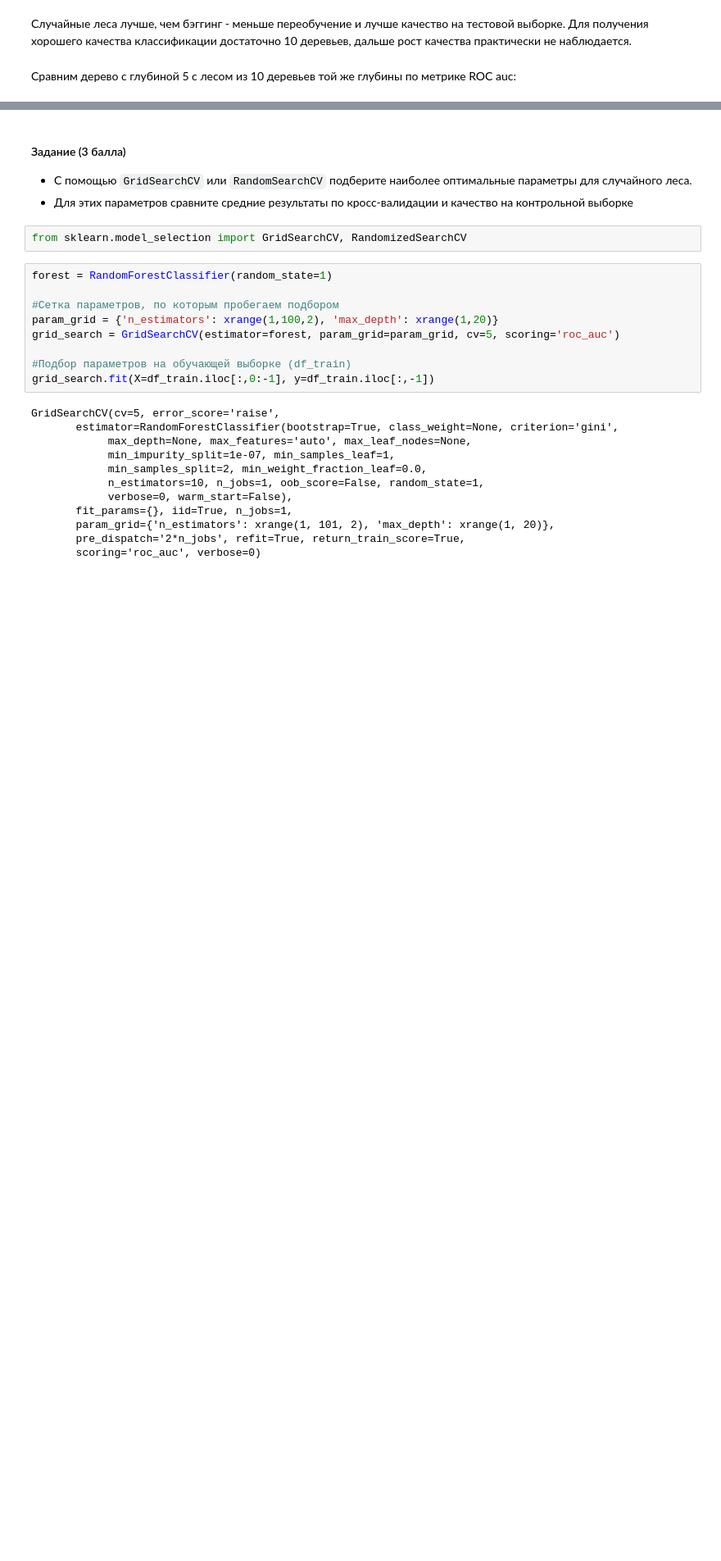
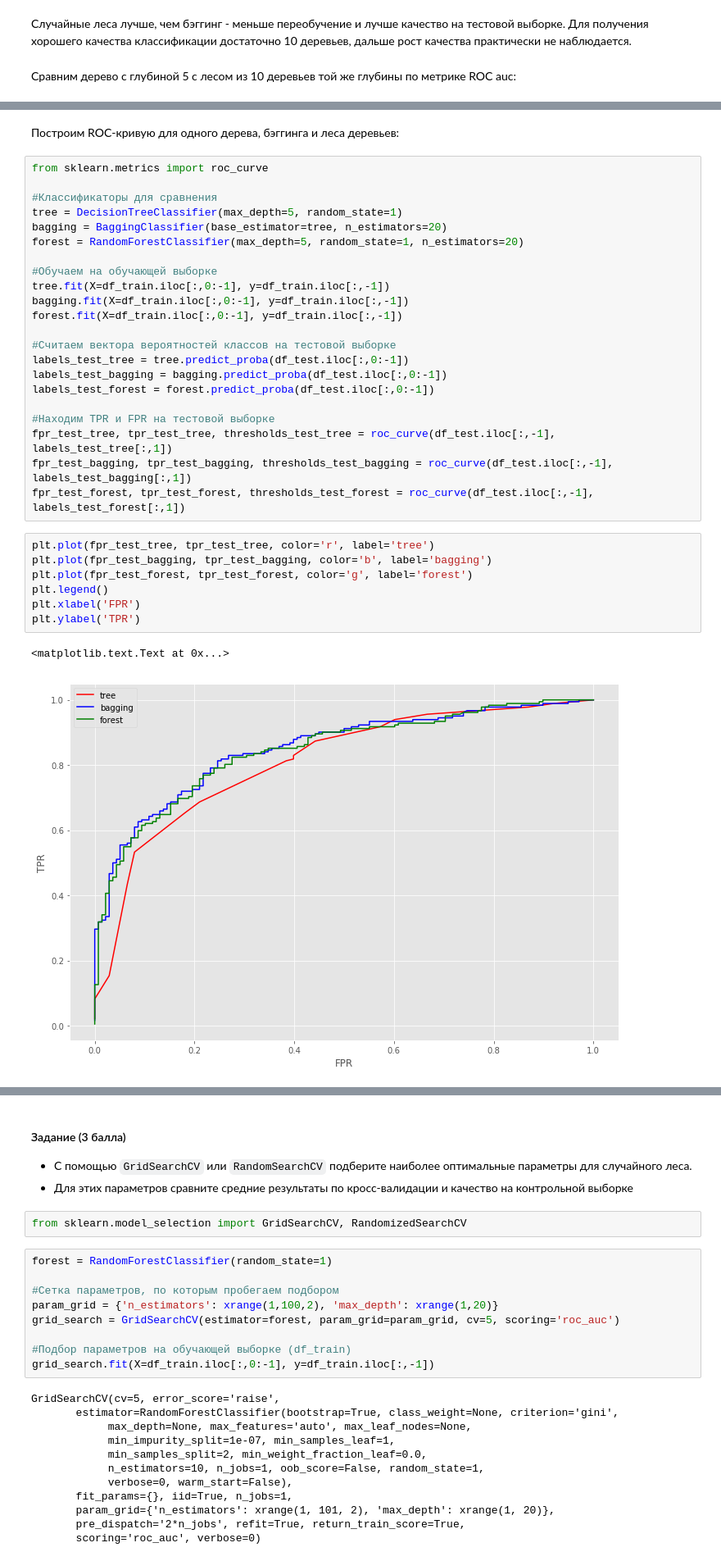
Before and after one commit to is-kozlov/sphere_hw, a Jupyter notebook: Kozlov_hw3.ipynb, the cells around one changed output, grey strips where cells are left out. Shown at 82% size. Saved outputs shown, nothing was run; the diff lists cells and outputs as text; blank space fills up the shorter version.

```diff
--- a/Kozlov_hw3.ipynb
+++ b/Kozlov_hw3.ipynb
@@ -325,0 +330,34 @@ Forest:  0.755004681059
+# %% [markdown]
+Построим ROC-кривую для одного дерева, бэггинга и леса деревьев:
+# %%
+from sklearn.metrics import roc_curve
+
+#Классификаторы для сравнения
+tree = DecisionTreeClassifier(max_depth=5, random_state=1)
+bagging = BaggingClassifier(base_estimator=tree, n_estimators=20)
+forest = RandomForestClassifier(max_depth=5, random_state=1, n_estimators=20)
+
+#Обучаем на обучающей выборке
+tree.fit(X=df_train.iloc[:,0:-1], y=df_train.iloc[:,-1])
+bagging.fit(X=df_train.iloc[:,0:-1], y=df_train.iloc[:,-1])
+forest.fit(X=df_train.iloc[:,0:-1], y=df_train.iloc[:,-1])
+
+#Считаем вектора вероятностей классов на тестовой выборке
+labels_test_tree = tree.predict_proba(df_test.iloc[:,0:-1])
+labels_test_bagging = bagging.predict_proba(df_test.iloc[:,0:-1])
+labels_test_forest = forest.predict_proba(df_test.iloc[:,0:-1])
+
+#Находим TPR и FPR на тестовой выборке
+fpr_test_tree, tpr_test_tree, thresholds_test_tree = roc_curve(df_test.iloc[:,-1], labels_test_tree[:,1])
+fpr_test_bagging, tpr_test_bagging, thresholds_test_bagging = roc_curve(df_test.iloc[:,-1], labels_test_bagging[:,1])
+fpr_test_forest, tpr_test_forest, thresholds_test_forest = roc_curve(df_test.iloc[:,-1], labels_test_forest[:,1])
+# %%
+plt.plot(fpr_test_tree, tpr_test_tree, color='r', label='tree')
+plt.plot(fpr_test_bagging, tpr_test_bagging, color='b', label='bagging')
+plt.plot(fpr_test_forest, tpr_test_forest, color='g', label='forest')
+plt.legend()
+plt.xlabel('FPR')
+plt.ylabel('TPR')
+# %% [output]
+<matplotlib.text.Text at 0x...>
+[figure, added]
```
Also changed, not shown: parts of 5 cells of this notebook.
